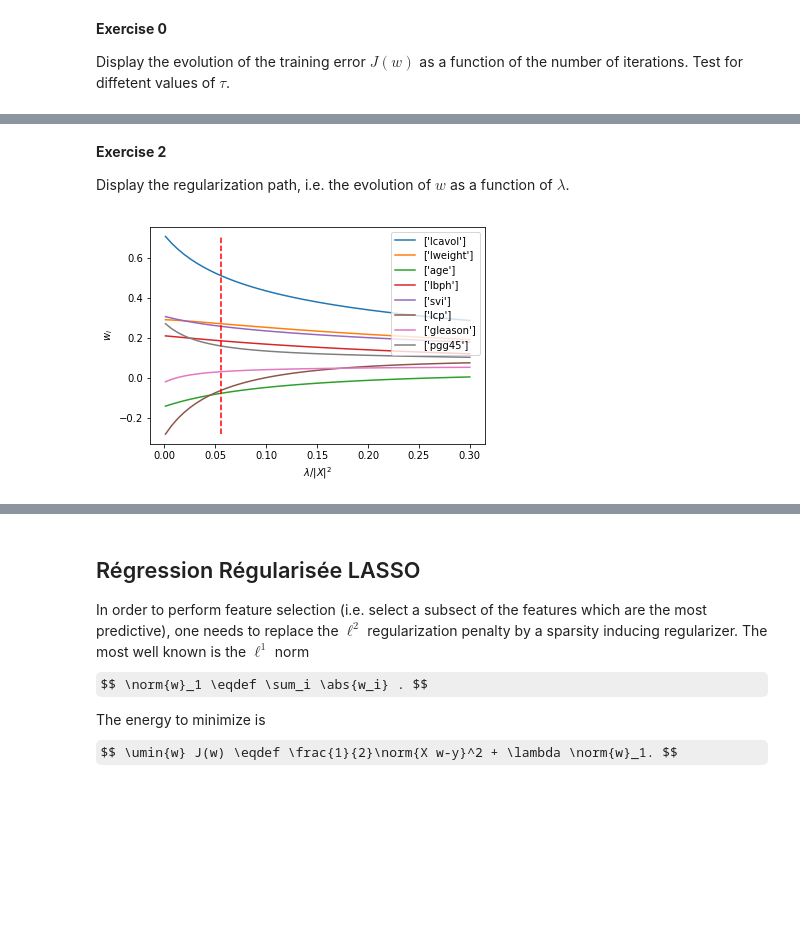
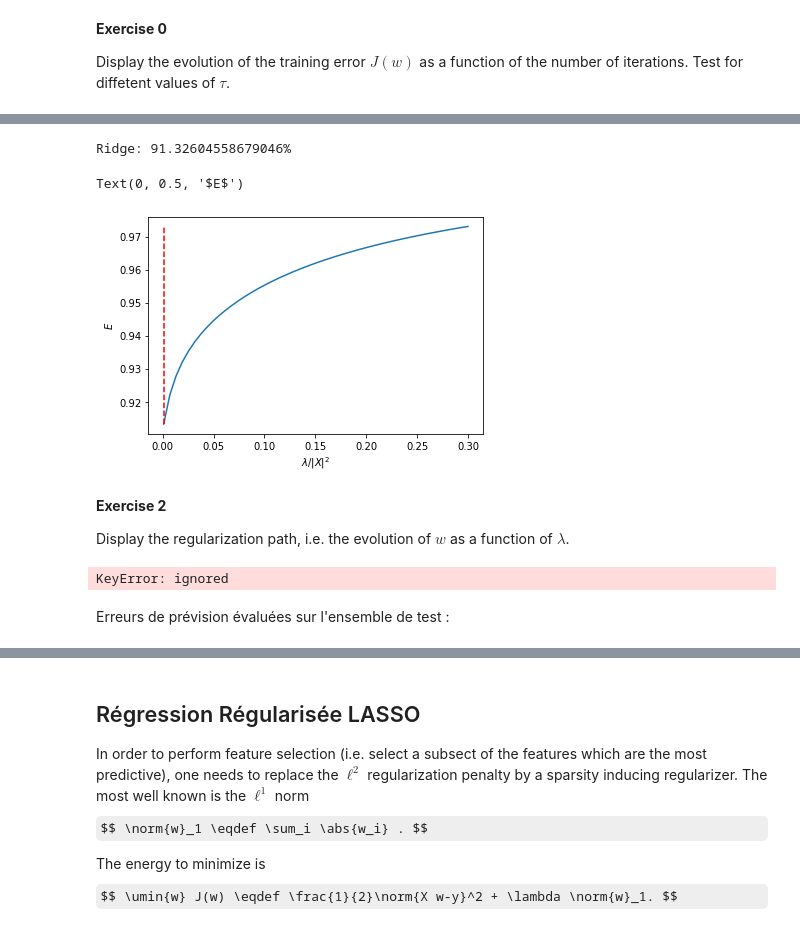
Before and after one commit to MarleneChevalier/Optimisation, a Jupyter notebook: Projet_Optimisation.ipynb, the cells around one changed output, grey strips where cells are left out. Saved outputs shown, nothing was run; the diff lists cells and outputs as text; code cells hidden in the pictures; some formulas as TeX source; blank space fills up the shorter version.

```diff
--- a/Projet_Optimisation.ipynb
+++ b/Projet_Optimisation.ipynb
@@ -444,9 +458,32 @@ Ridge: 67.90672125664283%
+# %%
+q = 50
+lmax = np.linalg.norm(X_train,2)**2
+lambda_list = lmax*np.linspace(.3,1e-3,q)
+X = np.zeros( (p_train,q) )
+E = np.zeros( (q,1) )
+for i in np.arange(0,q):
+    Lambda = lambda_list[i]
+    x = np.linalg.solve(X_train.transpose().dot(X_train) + Lambda*np.eye(p_train), X_train.transpose().dot(Y_train) )
+    X[:,i] = x.flatten() # bookkeeping
+    E[i] = np.linalg.norm(X_train.dot(x)-Y_train) / np.linalg.norm(Y_train)
+# lambda optimal
+i = E.argmin()
+lambda0 = lambda_list[i]
+xRidge = X[:,i]
+print( 'Ridge: ' + str(E.min()*100) + '%' )
+# graphique des erreurs de prediction en fonction de lambda.
+plt.clf
+plt.plot(lambda_list/lmax, E)
+plt.plot( [lambda0/lmax,lambda0/lmax], [E.min(), E.max()], 'r--')
+plt.axis('tight')
+plt.xlabel('$\lambda/|X|^2$')
+plt.ylabel('$E$')
+# %% [output]
+Ridge: 91.32604558679046%
+Text(0, 0.5, '$E$')
+[figure, added]
 # %% [markdown]
 __Exercise 2__
 
 Display the regularization path, i.e. the evolution of $w$ as a function
 of $\lambda$.
-# %%
-run -i nt_solutions/ml_2_regression/exo2
-# %% [output]
-[figure, removed]
@@ -454,0 +490,15 @@ run -i nt_solutions/ml_2_regression/exo2
+# %%
+class_names = X_train['class_names']
+plt.clf
+for i in np.arange(0,p):
+    #plt.plot(lambda_list/lmax, X[i,:], label=class_names[0][i])
+    plt.plot(lambda_list/lmax, X[i,:])
+plt.plot( [lambda0/lmax,lambda0/lmax], [X.flatten().min(), X.flatten().max()], 'r--')
+plt.axis('tight')
+plt.xlabel('$\lambda/|X|^2$')
+plt.ylabel('$x_i$')
+plt.legend()
+# %% [output]
+KeyError: ignored
+# %% [markdown]
+Erreurs de prévision évaluées sur l'ensemble de test :
```
Also changed, not shown: parts of 80 cells of this notebook.
